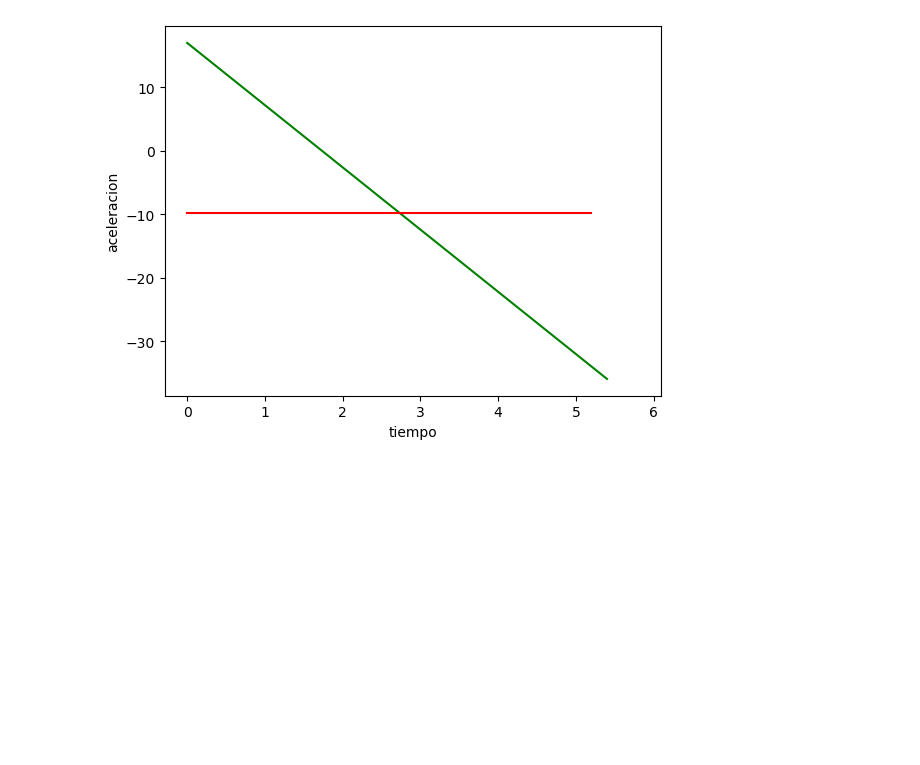
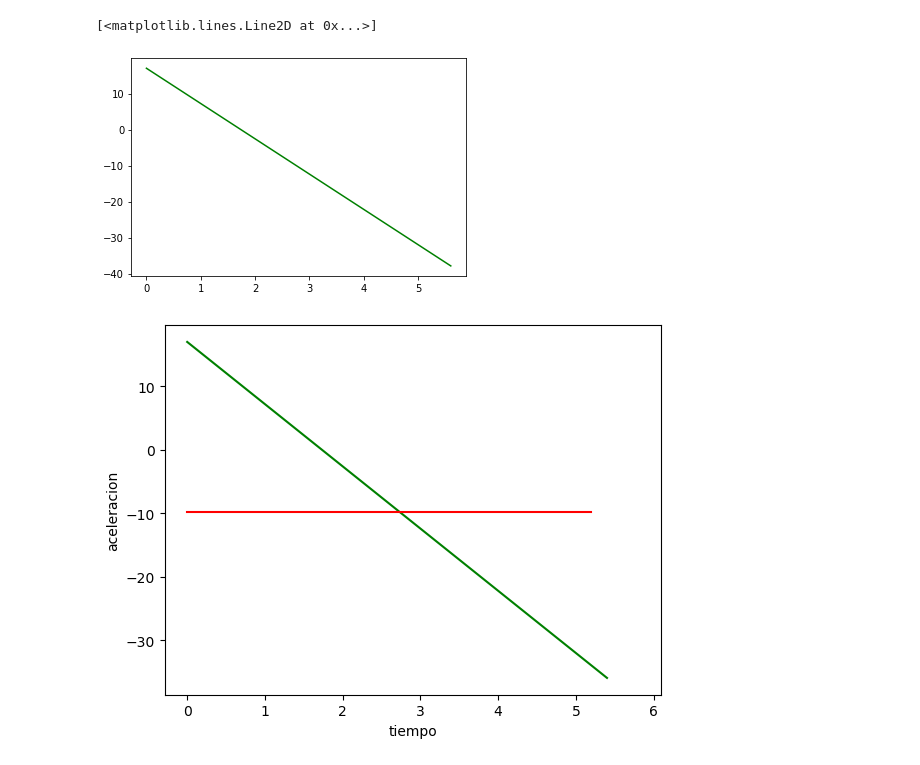
Before and after one commit to dai-dominikow/INSPT-computacion3, a Jupyter notebook: Trabajos-practicos/Tp2 - Derivadas Integrales.ipynb, the cells around one changed output. Cells and saved outputs as stored; diff of their text form; code cells hidden in the pictures; blank space fills up the shorter version.

```diff
--- a/Trabajos-practicos/Tp2 - Derivadas Integrales.ipynb
+++ b/Trabajos-practicos/Tp2 - Derivadas Integrales.ipynb
@@ -71,3 +72,16 @@ plt.show()
+# %%
+#si trabajo con arrays como debiera hacerlo
+def deriv_2(x,t):
+    h = t[1]-t[0] #t es equidistante, por lo tanto es lo mismo escribir como denominador  t[i+1]-t[i] que h.
+    x_f = np.roll(x,-1)
+    x_f[len(x_f)-1] = None
+    dx = (x_f- x )/h
+    return dx
+
+plt.plot(t, deriv_2(x,t), color= 'green')
+# %% [output]
+[<matplotlib.lines.Line2D at 0x...>]
+[figure, added]
 # %%
 #aceleraciòn
 v = deriv(x,t)
```
Also changed, not shown: parts of 2 cells of this notebook, 4 other files.
